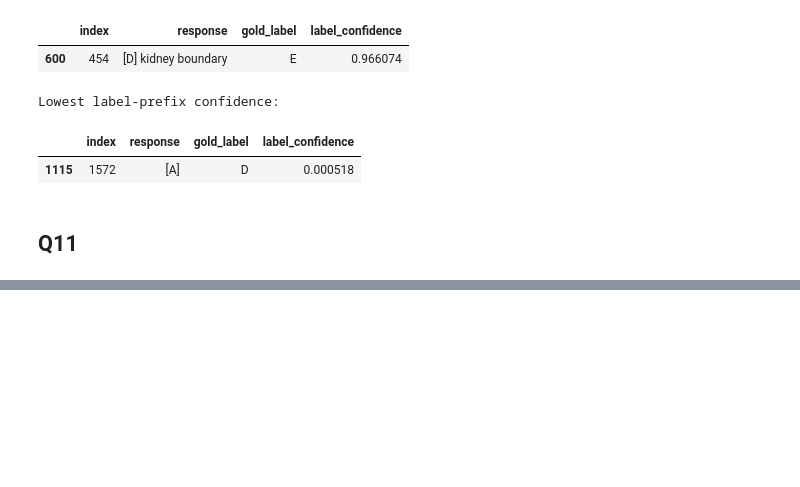
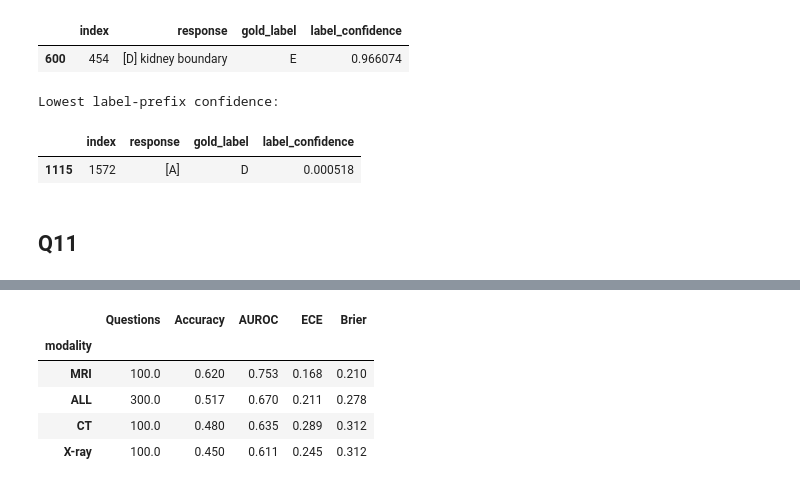
Before and after one commit to JoelvdR/medicalAI, a Jupyter notebook: Group15_[MAM11A_2026]_V&L_Practicum_Uncertainty_Final.ipynb, the cells around one changed output, grey strips where cells are left out. Saved outputs shown, nothing was run; the diff lists cells and outputs as text; code cells hidden in the pictures; blank space fills up the shorter version.

```diff
--- a/Group15_[MAM11A_2026]_V&L_Practicum_Uncertainty_Final.ipynb
+++ b/Group15_[MAM11A_2026]_V&L_Practicum_Uncertainty_Final.ipynb
@@ -1476,2 +1476,34 @@ display(results_df.round(3))
 | 2 | Qwen2.5-VL-32B (T=0.6) | 300 | 0.581 | 0.123 | 0.262 |
 | 3 | Qwen2.5-VL-32B (T=1.0) | 300 | 0.642 | 0.132 | 0.252 |
+# %%
+#Q12
+from sklearn.metrics import roc_auc_score
+
+# One row per question: modality, semantic entropy
+df = load_and_process_data("./data/model_responses/outputs_Qwen2.5-VL-32B-Instruct-temp_1.0.tsv")
+unc, correct, _ = compute_semantic_entropy_uncertainty(df)   # same question order as groupby("index")
+q = pd.DataFrame({"modality": df.groupby("index")["modality"].first().values, "unc": unc, "correct": correct})
+
+# Normalise once over ALL questions, so confidences are comparable across modalities --> had to normalize otherwise calculating this was not possible
+q["conf"] = 1 - (q["unc"] - q["unc"].min()) / (q["unc"].max() - q["unc"].min())
+
+def metrics(g):
+    both_classes = g["correct"].nunique() == 2
+    return pd.Series({
+        "Questions": len(g),
+        "Accuracy": g["correct"].mean(),
+        "AUROC": roc_auc_score(1 - g["correct"], g["unc"]) if both_classes else np.nan,
+        "ECE": calculate_ece(g["correct"].values, g["conf"].values),
+        "Brier": np.mean((g["conf"] - g["correct"]) ** 2),
+    })
+
+table = q.groupby("modality").apply(metrics)
+table.loc["ALL"] = metrics(q)
+display(table.sort_values("Accuracy", ascending=False).round(3))
+# %% [output]
+|  | Questions | Accuracy | AUROC | ECE | Brier |
+| modality |  |  |  |  |  |
+| MRI | 100.0 | 0.620 | 0.753 | 0.168 | 0.210 |
+| ALL | 300.0 | 0.517 | 0.670 | 0.211 | 0.278 |
+| CT | 100.0 | 0.480 | 0.635 | 0.289 | 0.312 |
+| X-ray | 100.0 | 0.450 | 0.611 | 0.245 | 0.312 |
```
Also changed, not shown: parts of 1 cell of this notebook.
